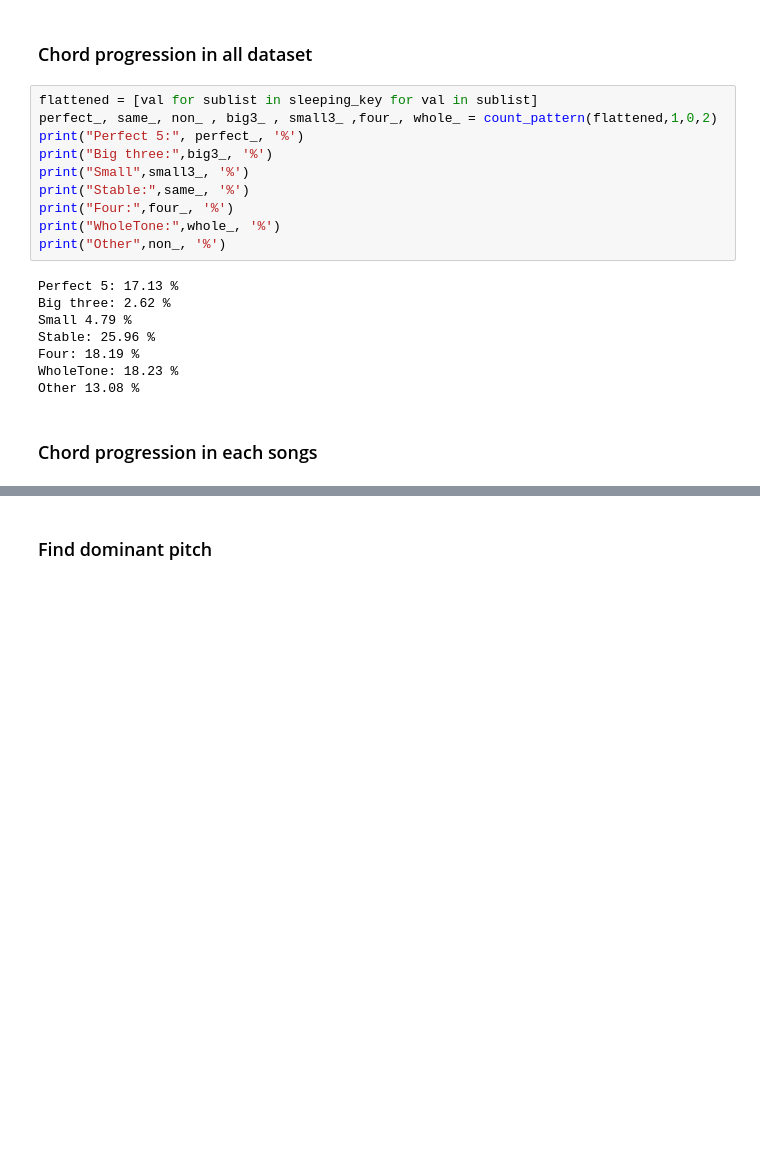
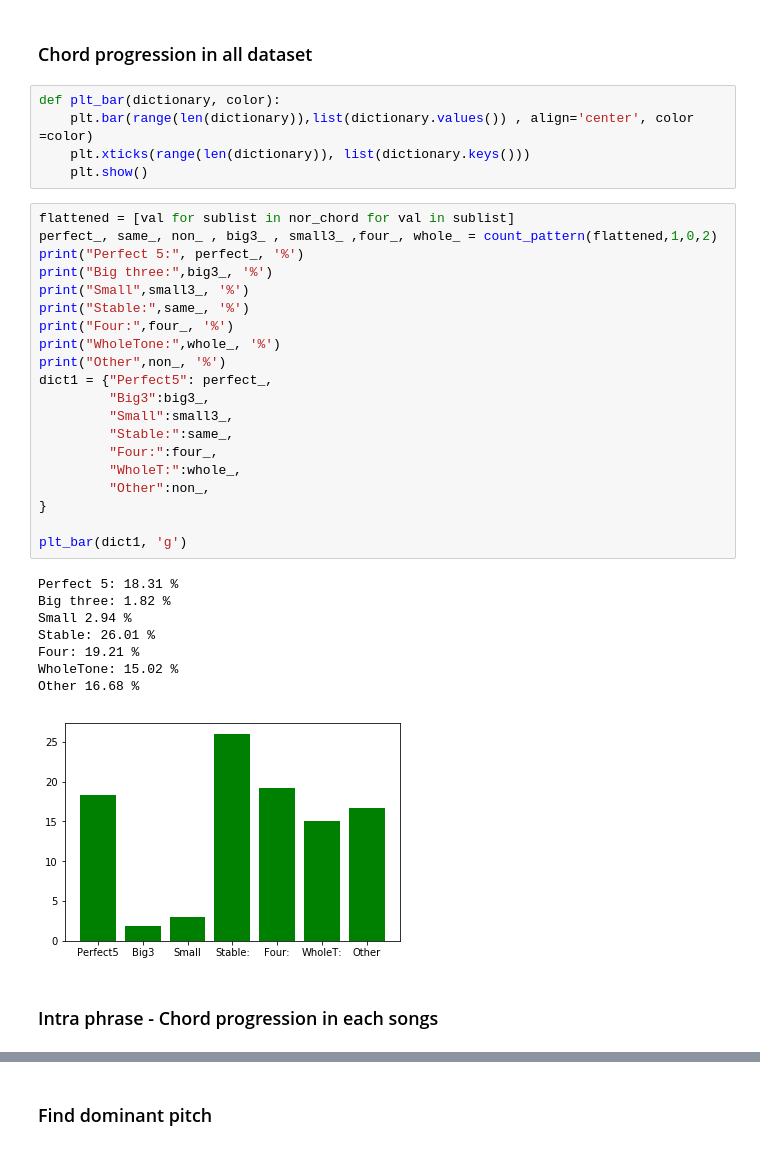
Before and after one commit to sharon1018/Music_information_retrieval, a Jupyter notebook: Pitch_spelling-sleeping.ipynb, the cells around one changed output, grey strips where cells are left out. Drawn from its saved outputs; the diff is of its cells as text; blank space fills up the shorter version.

```diff
--- a/Pitch_spelling-sleeping.ipynb
+++ b/Pitch_spelling-sleeping.ipynb
@@ -245,24 +281,40 @@ def count_pattern(data,a,b,c):  # a,b,c is scalar
     return perfect_, same_, non_ , big3_ , small3_ ,four_, whole_
 # %% [markdown]
 ### Chord progression in all dataset
+# %%
+def plt_bar(dictionary, color):
+    plt.bar(range(len(dictionary)),list(dictionary.values()) , align='center', color =color)
+    plt.xticks(range(len(dictionary)), list(dictionary.keys()))
+    plt.show()
 # %%
-flattened = [val for sublist in sleeping_key for val in sublist]
+flattened = [val for sublist in nor_chord for val in sublist]
 perfect_, same_, non_ , big3_ , small3_ ,four_, whole_ = count_pattern(flattened,1,0,2)
 print("Perfect 5:", perfect_, '%')
 print("Big three:",big3_, '%')
 print("Small",small3_, '%')
 print("Stable:",same_, '%')
 print("Four:",four_, '%')
 print("WholeTone:",whole_, '%')
 print("Other",non_, '%')
+dict1 = {"Perfect5": perfect_,
+         "Big3":big3_,
+         "Small":small3_,
+         "Stable:":same_,
+         "Four:":four_,
+         "WholeT:":whole_,
+         "Other":non_,
+}
+
+plt_bar(dict1, 'g')
 # %% [output]
-Perfect 5: 17.13 %
-Big three: 2.62 %
-Small 4.79 %
-Stable: 25.96 %
-Four: 18.19 %
-WholeTone: 18.23 %
-Other 13.08 %
+Perfect 5: 18.31 %
+Big three: 1.82 %
+Small 2.94 %
+Stable: 26.01 %
+Four: 19.21 %
+WholeTone: 15.02 %
+Other 16.68 %
+[figure, added]
 # %% [markdown]
-### Chord progression in each songs
+### Intra phrase - Chord progression in each songs
 # %%
```
Also changed, not shown: parts of 32 cells of this notebook.
